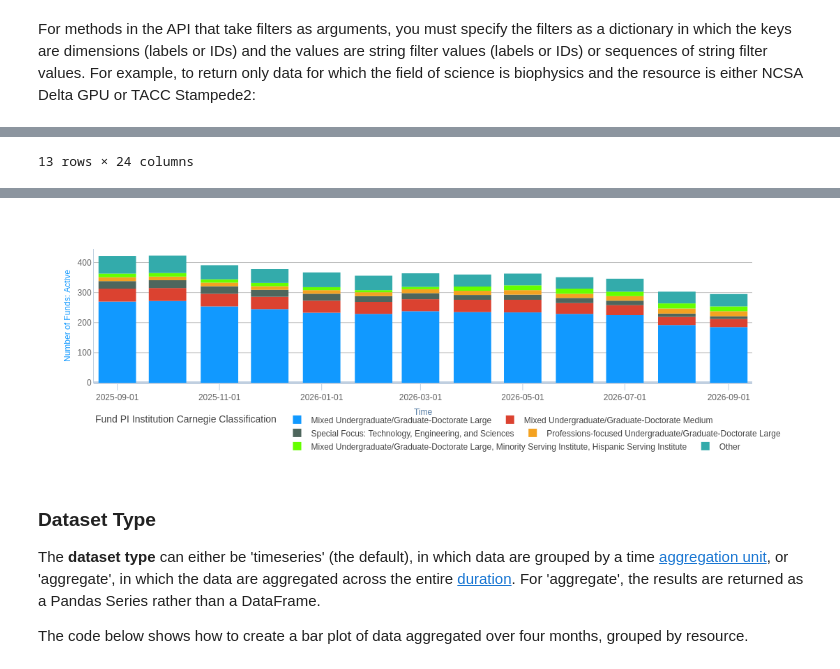
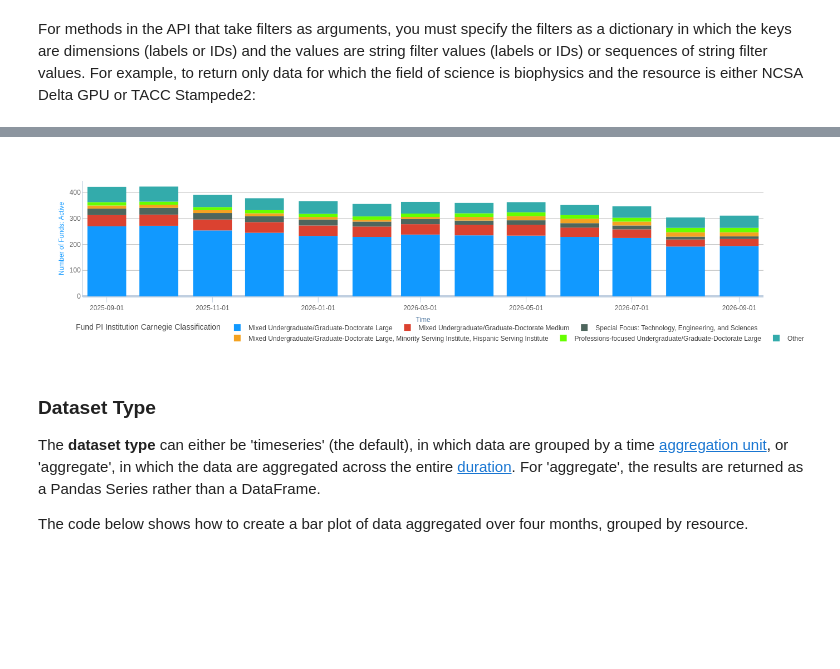
Before and after one commit to cloudbank-project/cloudbank-notebooks, a Jupyter notebook: CBIntro.ipynb, the cells around one changed output, grey strips where cells are left out. Cells and saved outputs as stored; diff of their text form; code cells hidden in the pictures; blank space fills up the shorter version.

```diff
--- a/CBIntro.ipynb
+++ b/CBIntro.ipynb
@@ -621,5 +599,5 @@ plot.show()
 # %%
-# 2. Sort for plotting, and grab the top N. Sum the remainder and add that as another dataframe column.
+# 2. Grab the top N. Sum the remainder and add that as another dataframe column.
 # remember, head() sorts the rows!
 # top_10 = df.head(10)
 
@@ -627,25 +605,20 @@ plot.show()
 # get the first n columns with 'iloc' (n out of 29)
 select_top_n=5
 top_n = df.iloc[:, :select_top_n]
-display(top_n) # before the sort
-
-# to make it look like xdmod sort order: (MAKES NO DIFFERENCE)
-# Sort columns in descending order based on their sum
-sorted_columns = top_n.sum().sort_values(ascending=False).index
-top_n = top_n[sorted_columns]
-display(top_n) #after the sort
+#display(top_n)
+#top_n.shape
 
 # Now for the "Other" category: pick up "bottom": iloc n+1 to end
 bottom = df.iloc[:, select_top_n:]
-display(bottom)
-bottom.shape
+#display(bottom)
+#bottom.shape
 
 # we put the remainder column in our top n df:
 top_n["Other"]=bottom.sum(axis="columns")
 display(top_n)
 top_n.shape
 
-# and plot that top N:
+# and plot the top N categories, showing the bottom N-1 remainder in the "Other" category:
 plot = px.bar(top_n, labels={'value': metric_name})
 plot.show()
 # %% [output]
@@ -697 +639,0 @@ plot.show()
-13 rows × 24 columns
@@ -713,4 +640,4 @@ plot.show()
-[figure, old version]
+[figure, new version]
 # %% [markdown]
 ### Dataset Type
 
```
Also changed, not shown: parts of 15 cells of this notebook, 2 other files.
